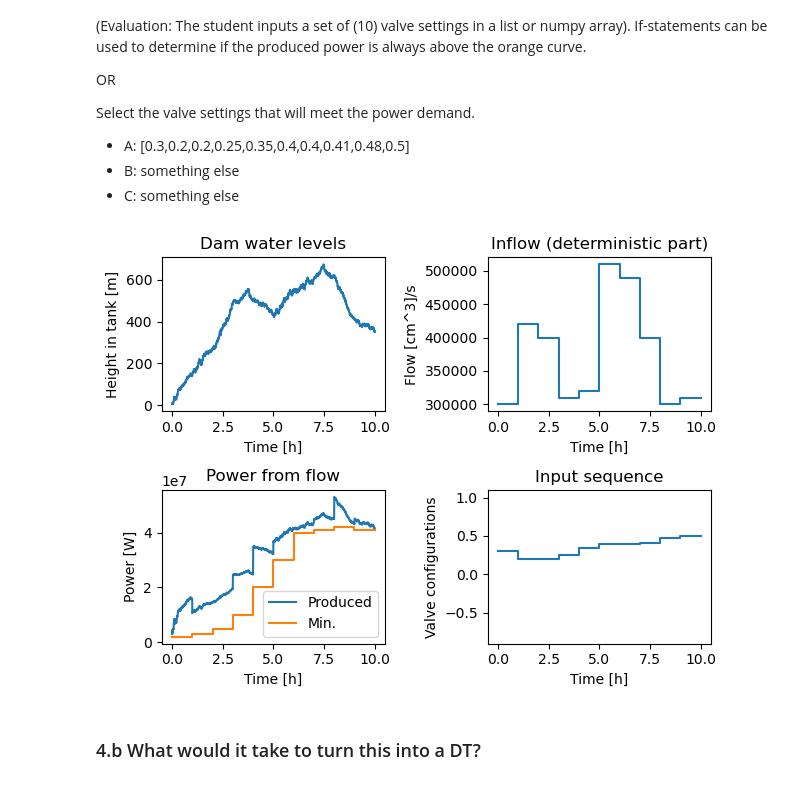
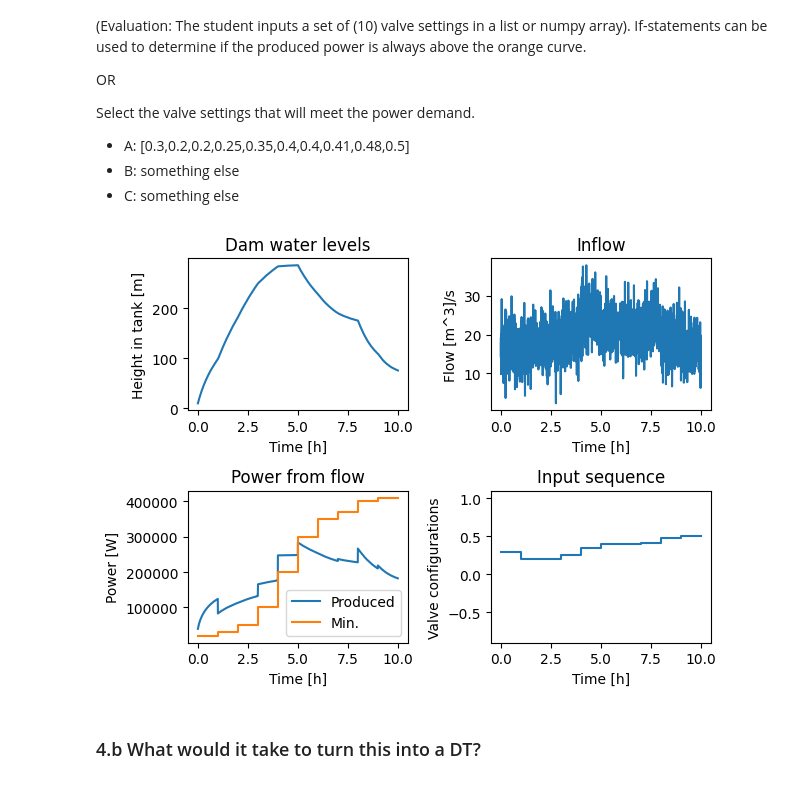
Before and after one commit to olgasolodovnikova/dtu-digital-twin-mm, a Jupyter notebook: DT_Quiz.ipynb, the cells around one changed output. Cells and saved outputs as stored; diff of their text form; code cells hidden in the pictures.

Commit message:
Update to match task_b.py

```diff
--- a/DT_Quiz.ipynb
+++ b/DT_Quiz.ipynb
@@ -222,91 +214,114 @@ Select the valve settings that will meet the power demand.
 - B: something else
 - C: something else
 # %%
-# Anders' task_b.py code
+########## USER INPUT ############
 
-# Convert Ws to MWh
+# ----------- Task: choose sequence of valve positions (between 0 and 1) -----------
+# Insert you sequence of value configurations. You need to specify 10 numbers(= Nd simulations).
+u0 = [0.3,0.2,0.2,0.25,0.35,0.4,0.4,0.41,0.48,0.5] # <---- insert here
+# u0 = [1 ,1 ,1 ,1 ,1 ,1 ,1 ,1 ,1 ,1 ]
+
+
+
+########## SIMULATION (no changes required) ############
+# Generate stochastics data solving the system of stochastic differential equations (SDEs).
+# We split the total simulation into Nd sub-simulations. The inlet flow is constant in each sub-simulation.
+# 10-11-2023
+
+ # Convert Ws to MWh
 conv_unit_energy = 2.7778e-10
 
 # Convert seconds to hours
-s2h = 1/(60*60)
+s2h              = 1/(60*60)
 
-# ----------- Task: choose sequence of valve positions (between 0 and 1) -----------
-# Insert you sequence of value configurations (You need to specify Nd numbers of values)
-u0 = [0.3,0.2,0.2,0.25,0.35,0.4,0.4,0.41,0.48,0.5] # <---- insert here
 u = np.array(u0)
 
 # Initial conditions
 x0 = np.array(x0)
 
+# Numpy matrices for storing data
 T = np.zeros(Nd*(Nsim))
 X = np.zeros(Nd*(Nsim))
 Z = np.zeros(Nd*(Nsim))
+Y = np.zeros(Nd*(Nsim))
 D = np.zeros(Nd*(Nsim))
 
-# Generate stochastics
-# Simulate
-(W, Tw, dW) = std_wiener_process((tf-t0), (Nsim+1)*Nd, nW, Ns, seed)
+# Generate stochastic data from a standard Wiener process
+(W, Tw, dW) = std_wiener_process((tf-t0), (Nsim+1)*Nd, nW, seed)
 
+# Measurement noise
+Rk = 100000 # Maybe we need to change this
+vk = np.sqrt(Rk) * np.random.randn(1, Nd*(Nsim))
+# Set initial state for each sub-simulation
 xk = x0
+
 for i in range(0, Nd):
+
     # Compute the start and end indices for the current block of simulation data
     start_idx = i * (Nsim)
     end_idx = (i + 1) * (Nsim)
 
-
+    # Solve the SDE with inflet flow D_det[i] (constant) and with initial condition xk.
     (t, x) = explicitExplicit(driftModel, diffModel, T_det[i], T_det[i+1], xk, u[i], D_det[i], p, dW[:,i * (Nsim+1):(i + 1) * (Nsim+1)], opts)
-
     # Update initial conditions for next simulation
     xk = x[:,-1]
 
-    # Insert simulation data t and x into the corresponding block in T and X
+        # Insert simulation data t and x into the corresponding block in T and X
     T[start_idx:end_idx] = t[:-1]
     X[start_idx:end_idx] = x[:, :-1]
+    D[start_idx:end_idx] = np.tile(D_det[i], (Nsim)) + sigma*dW[:,i * (Nsim):(i + 1) * (Nsim)][0]
 
-    # Generate output sequence
+    # Generate output sequence (electrical power [W]).
     z = np.zeros((1, Nsim))
     for j in range(0, Nsim):
         z[:,j] = output(t[j], x[:, j], u[i], D_det[i], p)
     Z[start_idx:end_idx] = z
+    Y[start_idx:end_idx] = z
 
+# Add measurement noise to Y
+Y =  Y + vk[0]
 
-# ----------- Create figure -----------
-plt.figure(1)
+# *** Plot data ***
+
+# Subplot for Tank water levels
 ax1 = plt.subplot(2, 2, 1)
-plt.plot(T*s2h, X/(rho*A)*1e-2)
+plt.plot(T*s2h, X/(rho*A))
+plt.ylabel('Height in tank [m]')
 plt.xlabel('Time [h]')
-plt.ylabel('Height in tank [m]')
 plt.title('Dam water levels')
 
+# Subplot for disturbances
 ax2 = plt.subplot(2, 2, 2)
-plt.step(T_det*s2h, np.append(D_det, D_det[-1]), where='post')  # Cumulative energy using np.cumsum
+plt.plot(T*s2h, D)  # Cumulative energy using np.cumsum
 plt.xlabel('Time [h]')
-plt.ylabel('Flow [cm^3]/s')
-plt.title('Inflow (deterministic part)')
+plt.ylabel('Flow [m^3]/s')
+plt.title('Inflow')
 
+# Subplot for produced power and minimum required power.
 ax3 = plt.subplot(2, 2, 3)
 plt.plot(T*s2h, Z, label='Produced')
 plt.step(T_det*s2h, np.append(power_goal, power_goal[-1]), where='post', label='Min.')
 plt.xlabel('Time [h]')
 plt.ylabel('Power [W]')
 plt.title('Power from flow')
 ax3.legend()
 
+# Subplot for valve configurations
 ax4 = plt.subplot(2, 2, 4)
 plt.step(T_det*s2h, np.append(u, u[-1]), where='post')  # Cumulative energy using np.cumsum
 plt.xlabel('Time [h]')
 plt.ylabel('Valve configurations')
 plt.ylim([-0.9, 1.1])
 plt.title('Input sequence')
 
 
 # Adjust layout for better spacing
 plt.tight_layout()
 
 
 plt.show()
 # %% [output]
-[figure, old version]
+[figure, new version]
 # %% [markdown]
 ### 4.b What would it take to turn this into a DT?
 # %% [markdown]
```
Also changed, not shown: parts of 2 cells of this notebook, 1 other file.
